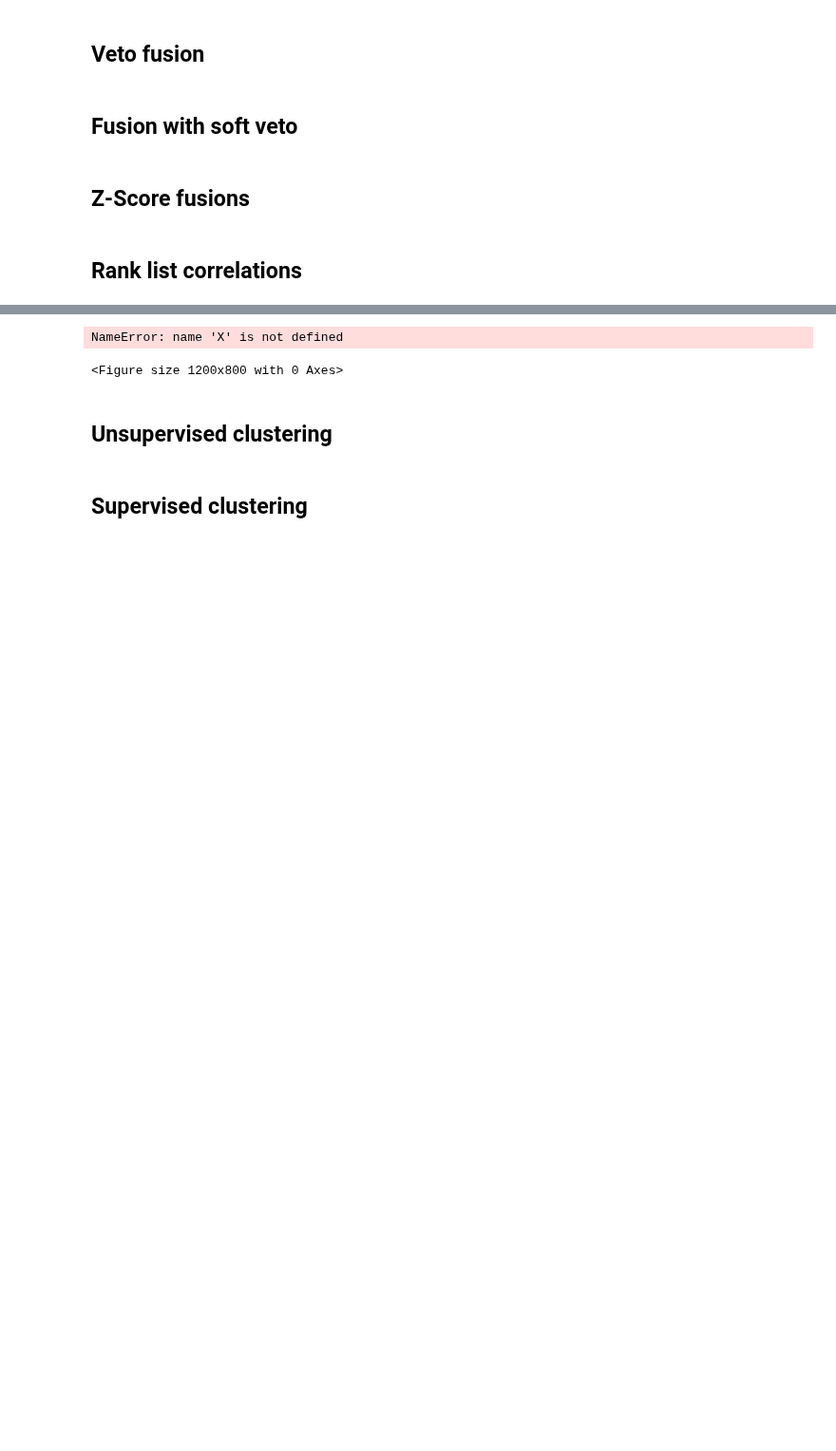
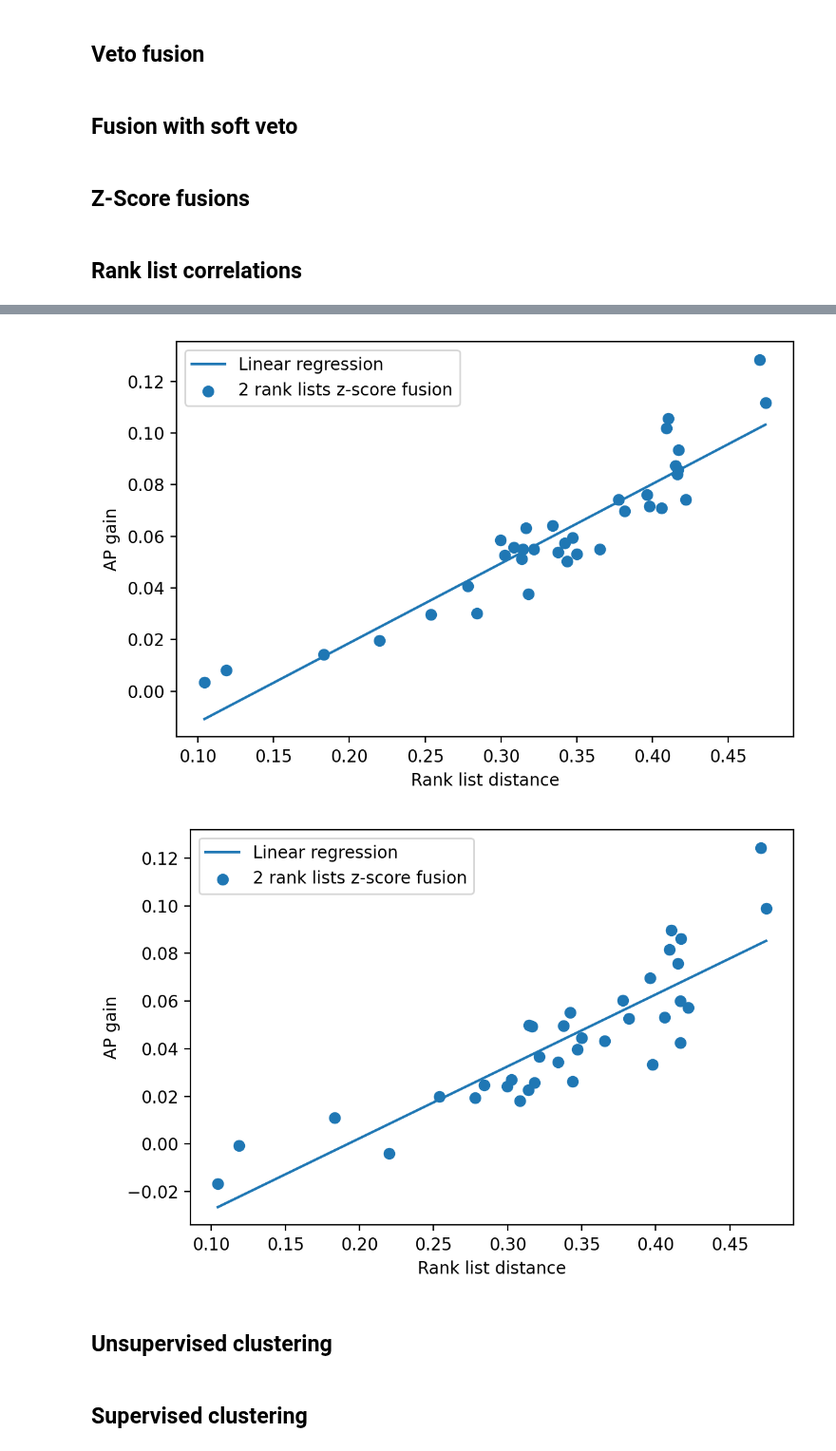
Before and after one commit to TheRaphael0000/master_thesis, a Jupyter notebook: code/experiments.ipynb, the cells around one changed output, grey strips where cells are left out. Shown at 95% size. Saved outputs shown, nothing was run; the diff lists cells and outputs as text; code cells hidden in the pictures; blank space fills up the shorter version.

Commit message:
gain correlation 2

```diff
--- a/code/experiments.ipynb
+++ b/code/experiments.ipynb
@@ -946,6 +954,8 @@ for Xs, Ys in datasets:
 # %% [markdown]
 ## Rank list correlations
 # %%
+%autoreload 2
+
 def compute_method_rank_list(rls):
     s = len(rls)
     ids = range(s)
@@ -972,29 +982,35 @@ def get_ranks(d, rls, Y, aggregation):
 
     return np.array(wilcoxon), np.array(gain)
 
-rls = rls_st_jean_A
-Y = Y_st_jean_A
+
+# rls = rls_oxquarry
+# Y = Y_oxquarry
+# rls = rls_brunet
+# Y = Y_brunet
+rls = rls_st_jean
+Y = Y_st_jean
 
 d = compute_method_rank_list(rls)
 print(d)
 
-from scipy.stats import linregress
-
-plt.figure(figsize=(6,4), dpi=200)
-
-for aggregation in [np.mean, np.max]:
+def plot(aggregation):
+    plt.figure(figsize=(6,4), dpi=200)
     wilcoxon, gain = get_ranks(d, rls, Y, aggregation)
-    slope, intercept, r_value, p_value, std_err = linregress(wilcoxon, gain)
-    print(slope, intercept, r_value, p_value, std_err)
-
+    reg = linregress(wilcoxon, gain)
+    slope, intercept, r_value, p_value, std_err = reg
+    print(f"{r_value:.2f} & {p_value:.2e} & {std_err:.2e}")
     def f(x):
         return slope * x + intercept
-    Xs = np.array([0, 1])
-    Ys = f(X)
-    plt.scatter(wilcoxon, gain, label=aggregation.__name__)
-    plt.plot(Xs, Ys)
-plt.legend()
-plt.xlabel("wilcoxon p-value")
-plt.ylabel("AP gain")
-plt.show()
+    Xs = np.array([np.min(wilcoxon), np.max(wilcoxon)])
+    Ys = f(Xs)
+    plt.scatter(wilcoxon, gain, label="2 rank lists z-score fusion")
+    plt.plot(Xs, Ys, label="Linear regression")
+    plt.xlabel("Rank list distance")
+    plt.ylabel("AP gain")
+    plt.legend()
+    plt.tight_layout()
+    plt.savefig(f"img/rank_list_correlation_{aggregation.__name__}.png", facecolor="w")
+
+plot(np.mean)
+plot(np.max)
 # %% [output]
@@ -1011,5 +1028,5 @@ plt.show()
-NameError: name 'X' is not defined
-<Figure size 1200x800 with 0 Axes>
+[figure, added]
+[figure, added]
 # %% [markdown]
 ## Unsupervised clustering
 # %%
```
Also changed, not shown: parts of 3 cells of this notebook, 3 other files.
